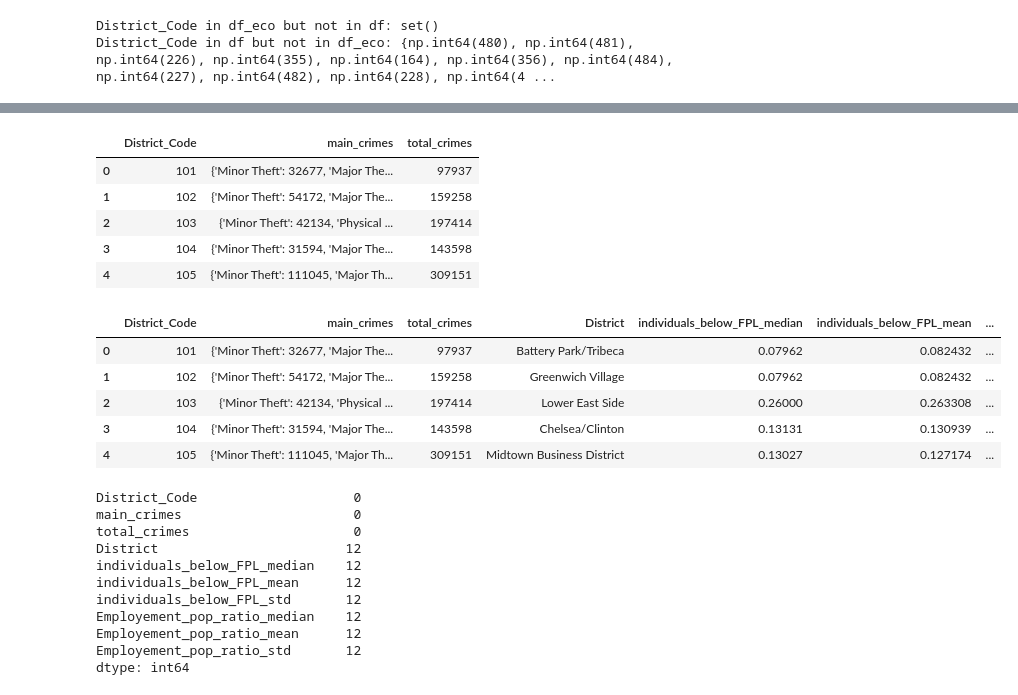
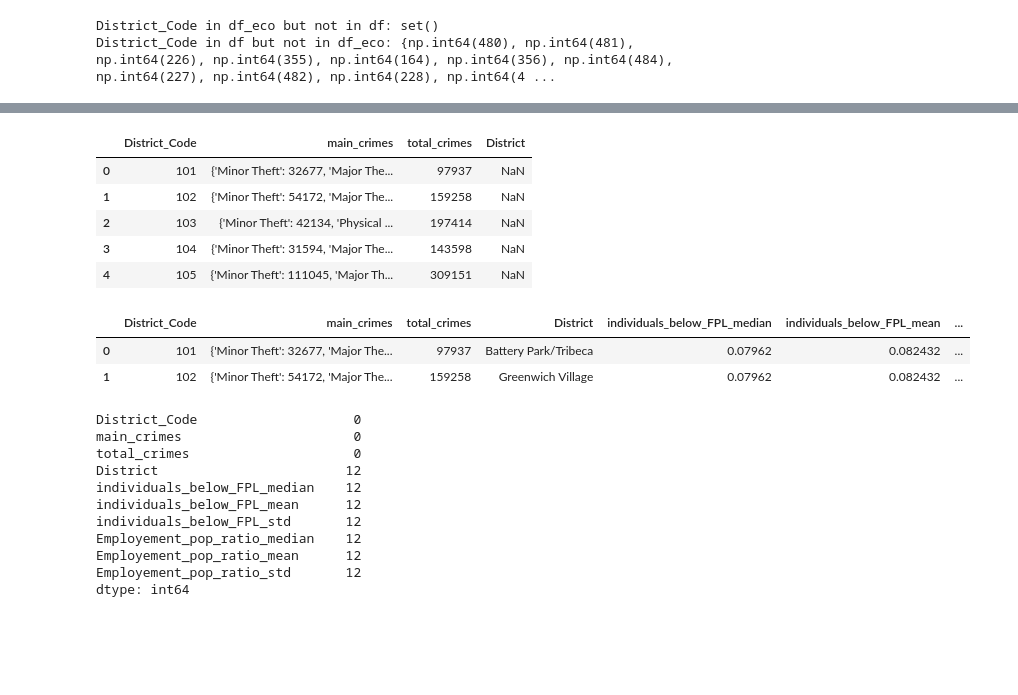
Before and after one commit to com-480-data-visualization/BluePink, a Jupyter notebook: notebooks/create_data_by_district.ipynb, the cells around one changed output, grey strips where cells are left out. Saved outputs shown, nothing was run; the diff lists cells and outputs as text; code cells hidden in the pictures; blank space fills up the shorter version.

```diff
--- a/notebooks/create_data_by_district.ipynb
+++ b/notebooks/create_data_by_district.ipynb
@@ -354,9 +354,31 @@ print("District_Code in df but not in df_eco:", missing_in_eco)
 # %% [output]
 District_Code in df_eco but not in df: set()
 District_Code in df but not in df_eco: {np.int64(480), np.int64(481), np.int64(226), np.int64(355), np.int64(164), np.int64(356), np.int64(484), np.int64(227), np.int64(482), np.int64(228), np.int64(4 ...
+# %%
+district_code_map = {
+    'Battery Park/Tribeca': 101, 'Greenwich Village': 102, 'Lower East Side': 103,
+    'Chelsea/Clinton': 104, 'Midtown Business District': 105, 'Murray Hill/Stuyvesant': 106,
+    'Upper West Side': 107, 'Upper East Side': 108, 'Manhattanville': 109, 'Central Harlem': 110,
+    'East Harlem': 111, 'Washington Heights': 112, 'Mott Haven': 201, 'Hunts Point': 202,
+    'Morrisania': 203, 'Concourse/Highbridge': 204, 'University Heights': 205, 'East Tremont': 206,
+    'Bedford Park': 207, 'Riverdale': 208, 'Unionport/Soundview': 209, 'Throgs Neck': 210,
+    'Pelham Parkway': 211, 'Williamsbridge': 212, 'Williamsburg/Greenpoint': 301,
+    'Fort Greene/Brooklyn Hts': 302, 'Bedford Stuyvesant': 303, 'Bushwick': 304,
+    'East New York': 305, 'Park Slope': 306, 'Sunset Park': 307, 'Crown Heights North': 308,
+    'Crown Heights South': 309, 'Bay Ridge': 310, 'Bensonhurst': 311, 'Borough Park': 312,
+    'Coney Island': 313, 'Flatbush/Midwood': 314, 'Sheepshead Bay': 315, 'Brownsville': 316,
+    'East Flatbush': 317, 'Canarsie': 318, 'Astoria': 401, 'Sunnyside/Woodside': 402,
+    'Jackson Heights': 403, 'Elmhurst/Corona': 404, 'Ridgewood/Glendale': 405,
+    'Rego Park/Forest Hills': 406, 'Flushing': 407, 'Fresh Meadows/Briarwood': 408,
+    'Woodhaven': 409, 'Howard Beach': 410, 'Bayside': 411, 'Jamaica/St. Albans': 412,
+    'Queens Village': 413, 'The Rockaways': 414, 'St. George': 501, 'South Beach': 502,
+    'Tottenville': 503, 'Bronx': 55, 'Brooklyn': 56, 'Manhattan': 64,
+    'Queens': 82, 'Staten Island': 95, 'New York City': 99, 'Central Park': 164, 'Van Cortlandt Park': 226, 'Botanique Gardens Park': 227, 'Pelham Bay Park': 228,
+    'Flushing Meadows Park':481, 'Highland Park': 482, 'Airpoprt':483, 'Jamaica Bay Park': 484, 'Barren island':356, 'Prospect Park':355, 'Midland Beach': 595,
+    'La Guardia airport': 480
+}
 # %%
 df_eco_by_district = df_eco.groupby('District_Code').agg(
-                    District = ('District', 'first'),
                     individuals_below_FPL_median = ('individuals_below_FPL', 'median'),
                     individuals_below_FPL_mean = ('individuals_below_FPL', 'mean'),
                     individuals_below_FPL_std = ('individuals_below_FPL', 'std'),
@@ -400,15 +435,17 @@ main_crimes = (
 
 # Step 5: Merge with total crimes
 final_df = pd.merge(main_crimes, total_crimes, on='District_Code').sort_values('District_Code')
+# %%
+final_df["District"] = final_df["District_Code"].map(district_code_map)
 # %%
 final_df.head()
 # %% [output]
-|  | District_Code | main_crimes | total_crimes |
-| 0 | 101 | {'Minor Theft': 32677, 'Major The... | 97937 |
-| 1 | 102 | {'Minor Theft': 54172, 'Major The... | 159258 |
-| 2 | 103 | {'Minor Theft': 42134, 'Physical ... | 197414 |
-| 3 | 104 | {'Minor Theft': 31594, 'Major The... | 143598 |
-| 4 | 105 | {'Minor Theft': 111045, 'Major Th... | 309151 |
+|  | District_Code | main_crimes | total_crimes | District |
+| 0 | 101 | {'Minor Theft': 32677, 'Major The... | 97937 | NaN |
+| 1 | 102 | {'Minor Theft': 54172, 'Major The... | 159258 | NaN |
+| 2 | 103 | {'Minor Theft': 42134, 'Physical ... | 197414 | NaN |
+| 3 | 104 | {'Minor Theft': 31594, 'Major The... | 143598 | NaN |
+| 4 | 105 | {'Minor Theft': 111045, 'Major Th... | 309151 | NaN |
 # %%
 final_df['District_Code'] = final_df['District_Code'].astype(int)
 df_eco_by_district['District_Code'] = df_eco_by_district['District_Code'].astype(int)
@@ -418,14 +455,11 @@ data_district_df = pd.merge(final_df,
                             on='District_Code',
                             how='outer')
 # %%
-data_district_df.head()
+data_district_df.head(2)
 # %% [output]
 |  | District_Code | main_crimes | total_crimes | District | individuals_below_FPL_median | individuals_below_FPL_mean | ... |
 | 0 | 101 | {'Minor Theft': 32677, 'Major The... | 97937 | Battery Park/Tribeca | 0.07962 | 0.082432 | ... |
 | 1 | 102 | {'Minor Theft': 54172, 'Major The... | 159258 | Greenwich Village | 0.07962 | 0.082432 | ... |
-| 2 | 103 | {'Minor Theft': 42134, 'Physical ... | 197414 | Lower East Side | 0.26000 | 0.263308 | ... |
-| 3 | 104 | {'Minor Theft': 31594, 'Major The... | 143598 | Chelsea/Clinton | 0.13131 | 0.130939 | ... |
-| 4 | 105 | {'Minor Theft': 111045, 'Major Th... | 309151 | Midtown Business District | 0.13027 | 0.127174 | ... |
 # %%
 data_district_df.isna().sum()
 # %% [output]
```
Also changed, not shown: parts of 3 cells of this notebook, 15 other files.
